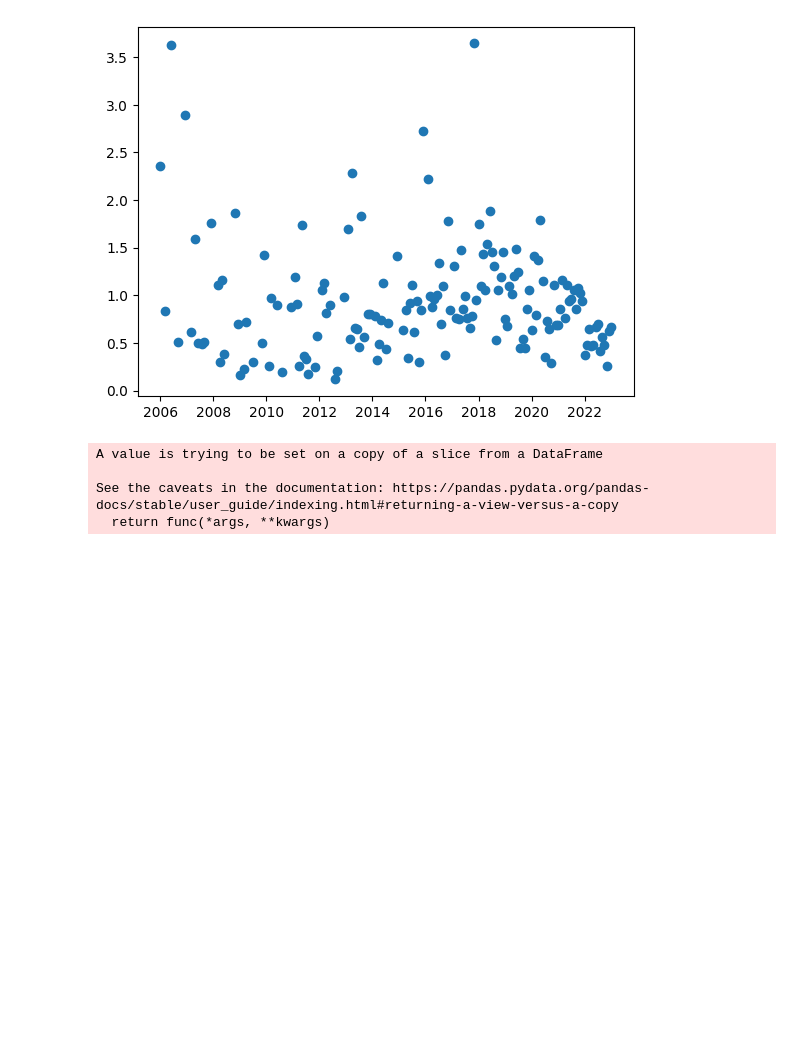
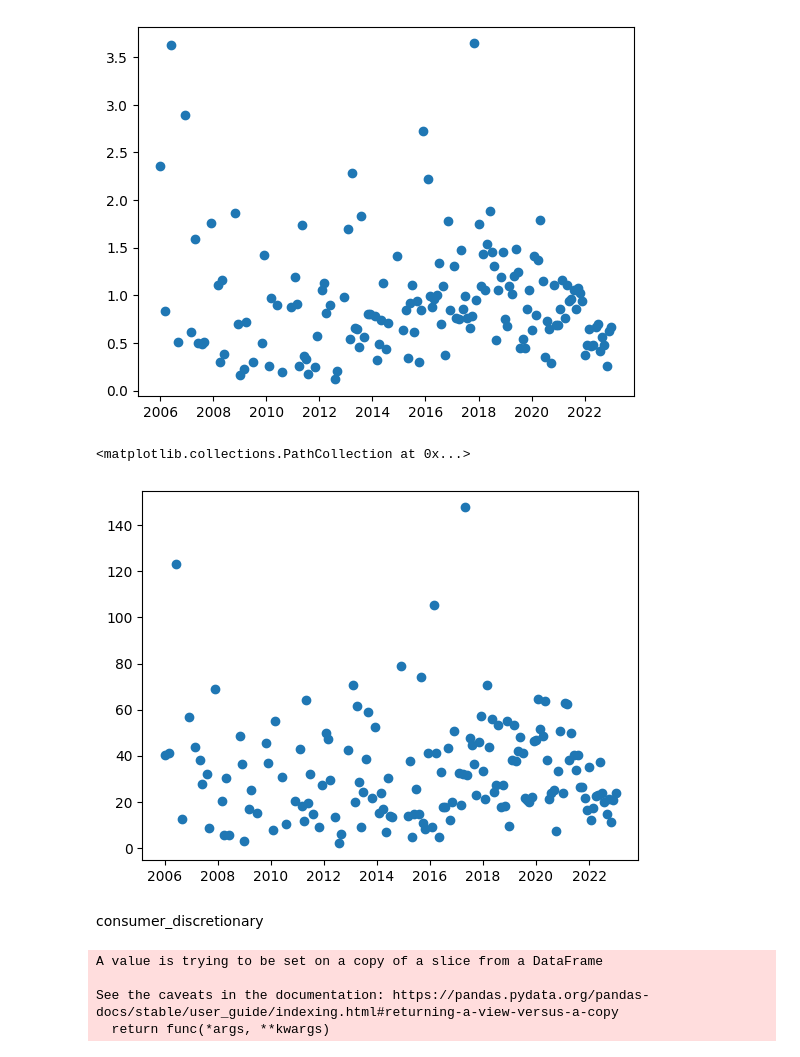
Before and after one commit to yggdrasilyuan/practicum, a Jupyter notebook: Sector.ipynb, the cells around one changed output. Drawn from its saved outputs; the diff is of its cells as text; code cells hidden in the pictures; blank space fills up the shorter version.

```diff
--- a/Sector.ipynb
+++ b/Sector.ipynb
@@ -50,6 +52,22 @@ plt.scatter(x1,y1)
 # %% [output]
 <matplotlib.collections.PathCollection at 0x...>
 [figure]
+# %%
+data1=communication_service.set_index("FILING_DATE",drop=False)
+grouped=data1.groupby(data1.index.to_period(freq='M'))
+para1="sum_sent_x"
+group1=grouped[para1].mean()
+group1=group1.reset_index()
+x1=group1["FILING_DATE"].astype(str)
+x1=pd.to_datetime(x1)
+y1=group1[para1]
+# type(x1[1])
+plt.scatter(x1,y1)
+# %% [output]
+<matplotlib.collections.PathCollection at 0x...>
+[figure, added]
+# %% [markdown]
+consumer_discretionary
 # %%
 consumer_discretionary = data.loc[3303:12333]
 consumer_discretionary.sort_values(by='FILING_DATE',inplace=True)
```
Also changed, not shown: parts of 55 cells of this notebook.
